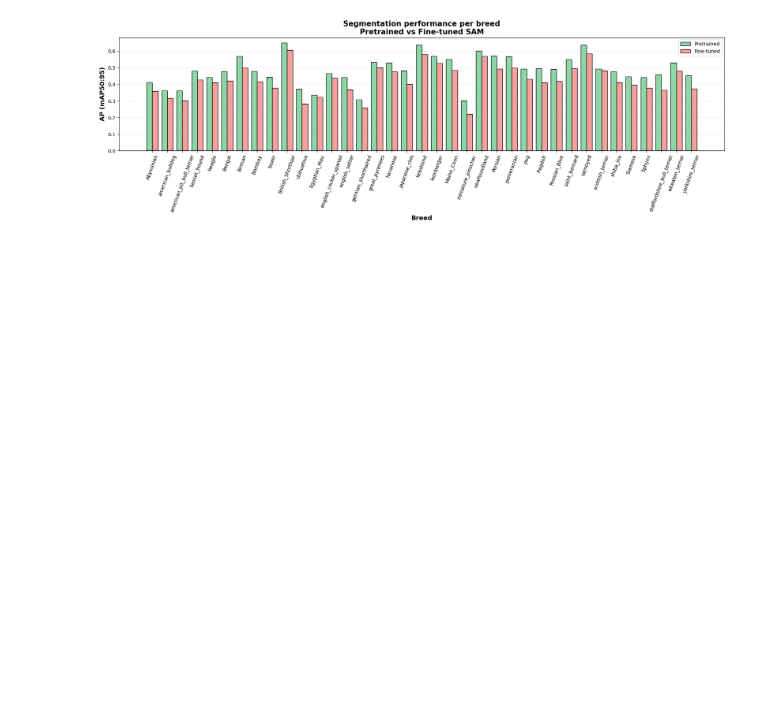
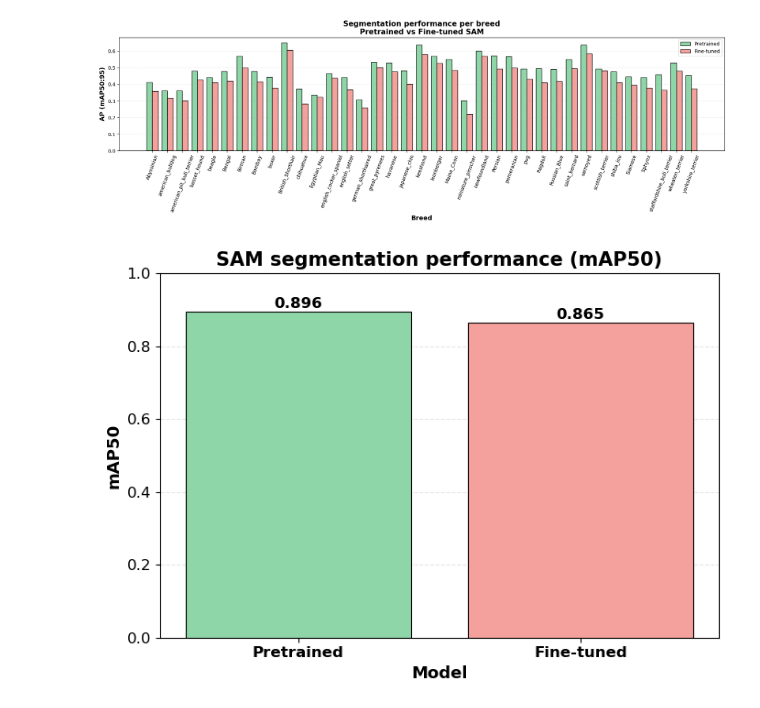
Before and after one commit to Alvaritox11/MCV-C5, a Jupyter notebook: Task2/domainshift/results_ds2/results_notebook.ipynb, the cells around one changed output. Cells and saved outputs as stored; diff of their text form; code cells hidden in the pictures; blank space fills up the shorter version.

```diff
--- a/Task2/domainshift/results_ds2/results_notebook.ipynb
+++ b/Task2/domainshift/results_ds2/results_notebook.ipynb
@@ -123,3 +176,59 @@ plt.tight_layout()
 plt.show()
 # %% [output]
 [figure]
+# %%
+import matplotlib.pyplot as plt
+
+# Hard-coded values (mAP50)
+scores = {
+    "Pretrained": 0.8959,
+    "Fine-tuned": 0.8648
+}
+
+labels = list(scores.keys())
+values = list(scores.values())
+
+colors = {
+    "Pretrained": "#8ED6A8",
+    "Fine-tuned": "#F4A09C"
+}
+
+plt.figure(figsize=(7,5))
+
+bars = plt.bar(
+    labels,
+    values,
+    color=[colors[l] for l in labels],
+    edgecolor="black",
+    linewidth=0.8
+)
+
+# Value labels
+for b in bars:
+    h = b.get_height()
+    plt.text(
+        b.get_x() + b.get_width()/2,
+        h + 0.002,
+        f"{h:.3f}",
+        ha="center",
+        va="bottom",
+        fontsize=12,
+        fontweight="bold"
+    )
+
+plt.ylim(0, 1)
+
+plt.grid(axis="y", linestyle="--", alpha=0.3)
+plt.gca().set_axisbelow(True)
+
+plt.xlabel("Model", fontsize=13, fontweight="bold")
+plt.ylabel("mAP50", fontsize=13, fontweight="bold")
+plt.title("SAM segmentation performance (mAP50)", fontsize=15, fontweight="bold")
+
+plt.xticks(fontsize=12, fontweight="bold")
+plt.yticks(fontsize=12)
+
+plt.tight_layout()
+plt.show()
+# %% [output]
+[figure, added]
```
Also changed, not shown: parts of 2 cells of this notebook.
